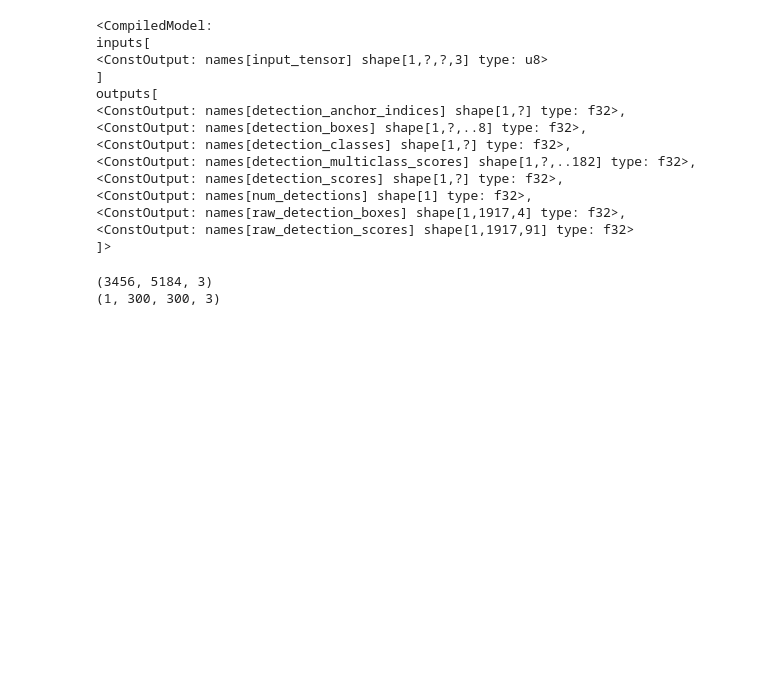
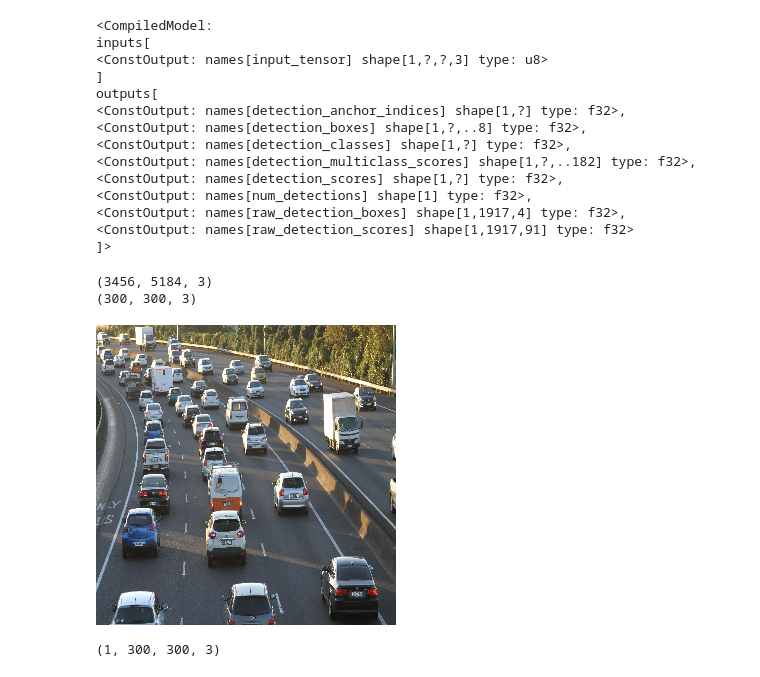
Before and after one commit to yas-sim/openvino_hands_on_2.0, a Jupyter notebook: mobilenet_v2.ipynb, the cells around one changed output. Cells and saved outputs as stored; diff of their text form; code cells hidden in the pictures; blank space fills up the shorter version.

```diff
--- a/mobilenet_v2.ipynb
+++ b/mobilenet_v2.ipynb
@@ -58,16 +58,20 @@ outputs[
 <ConstOutput: names[raw_detection_scores] shape[1,1917,91] type: f32>
 ]>
 # %%
-img = cv2.imread('cars.jpg')
+img = cv2.imread('traffic.jpg')
 print(img.shape)
 img = cv2.resize(img, (300, 300))
+print(img.shape)
 reshaped_img = img.copy()
-img = cv2.cvtColor(img, cv2.COLOR_BGR2RGB).astype(np.uint8)   # BGR -> RGB
-img = np.expand_dims(img, axis=0)                             # HWC -> NHWC (h,w,c) -> (1,h,w,c)
+img = cv2.cvtColor(img, cv2.COLOR_BGR2RGB)          # BGR -> RGB
+display(Image.fromarray(img))
+img = np.expand_dims(img, axis=0).astype(np.uint8)  # HWC -> NHWC (h,w,c) -> (1,h,w,c)
 print(img.shape)
 # %% [output]
 (3456, 5184, 3)
-(1, 300, 300, 3)
+(300, 300, 3)
+[figure, added]
+(1, 300, 300, 3)
 # %%
 res = compiled_model.infer_new_request(img)
 # %%
```
Also changed, not shown: parts of 1 cell of this notebook, 3 other files.
